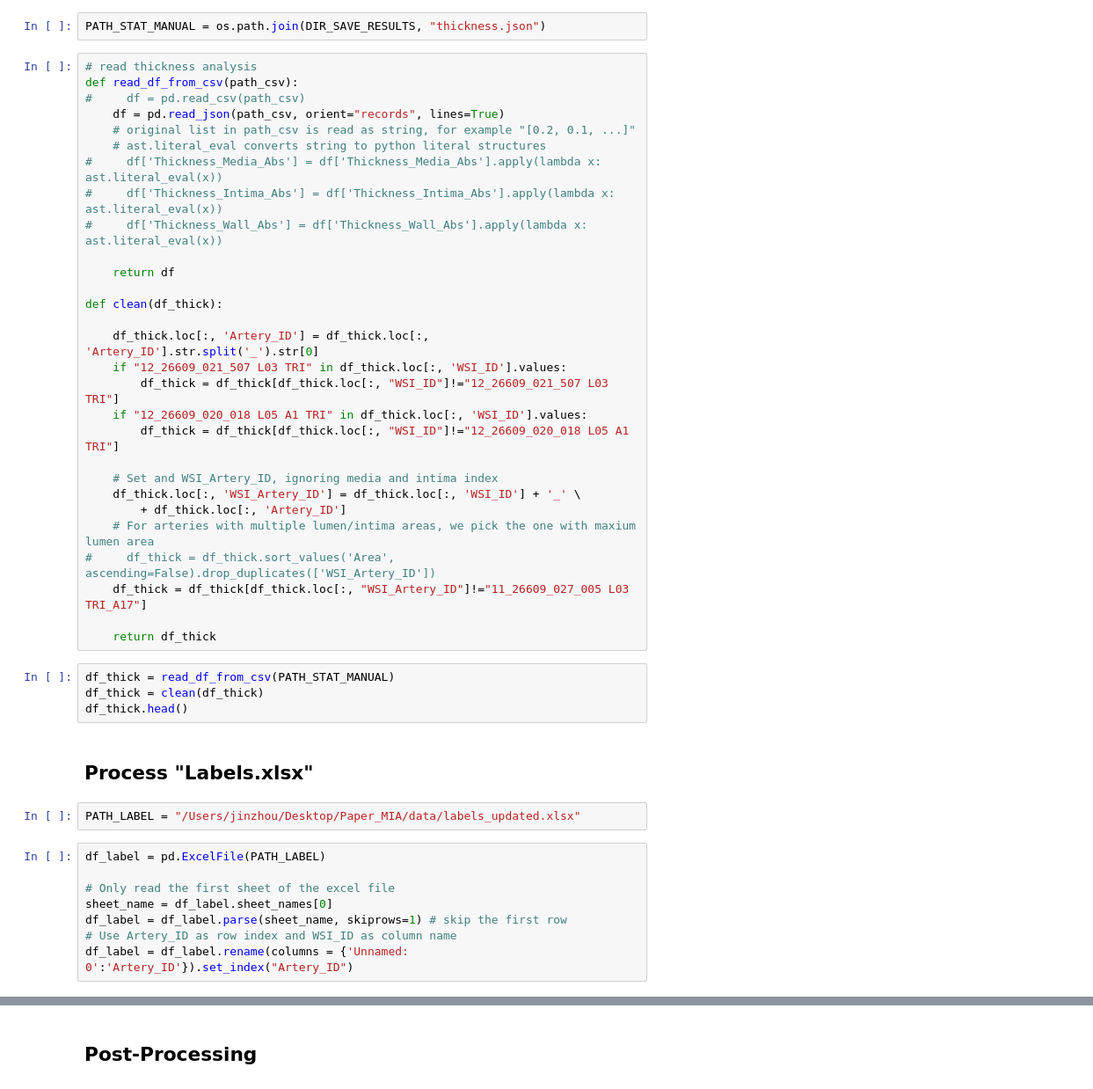
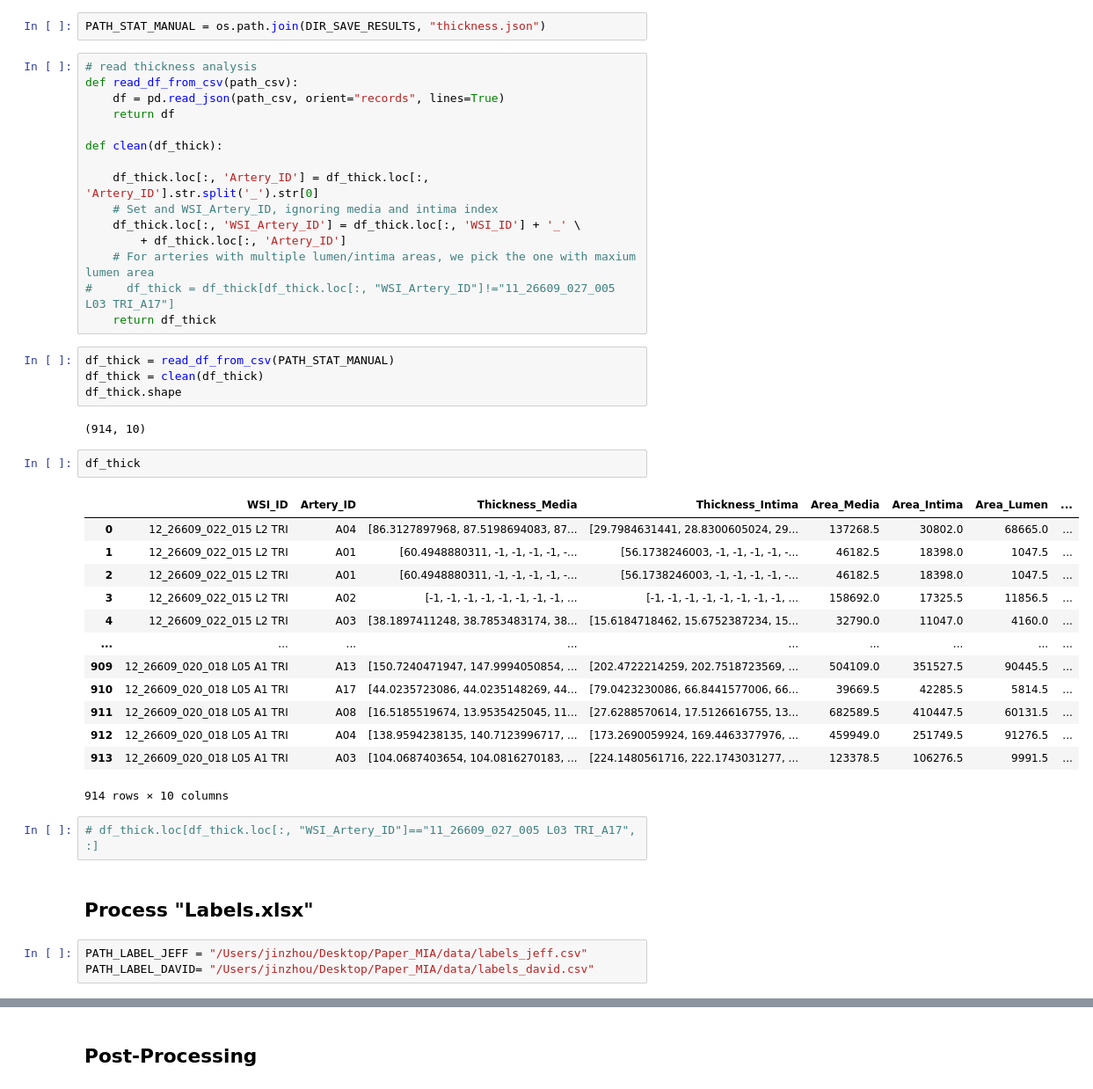
Before and after one commit to K-Harishwar-Reddy/Artery--Feature-Extraction, a Jupyter notebook: stat.ipynb, the cells around one changed output, grey strips where cells are left out. Shown at 88% size. Cells and saved outputs as stored; diff of their text form.

Commit message:
updat

```diff
--- a/stat.ipynb
+++ b/stat.ipynb
@@ -32,45 +45,44 @@ PATH_STAT_MANUAL = os.path.join(DIR_SAVE_RESULTS, "thickness.json")
 # %%
 # read thickness analysis
 def read_df_from_csv(path_csv):
-#     df = pd.read_csv(path_csv)
     df = pd.read_json(path_csv, orient="records", lines=True)
-    # original list in path_csv is read as string, for example "[0.2, 0.1, ...]"
-    # ast.literal_eval converts string to python literal structures
-#     df['Thickness_Media_Abs'] = df['Thickness_Media_Abs'].apply(lambda x: ast.literal_eval(x))
-#     df['Thickness_Intima_Abs'] = df['Thickness_Intima_Abs'].apply(lambda x: ast.literal_eval(x))
-#     df['Thickness_Wall_Abs'] = df['Thickness_Wall_Abs'].apply(lambda x: ast.literal_eval(x))
-
     return df
 
 def clean(df_thick):
 
     df_thick.loc[:, 'Artery_ID'] = df_thick.loc[:, 'Artery_ID'].str.split('_').str[0]
-    if "12_26609_021_507 L03 TRI" in df_thick.loc[:, 'WSI_ID'].values:
-        df_thick = df_thick[df_thick.loc[:, "WSI_ID"]!="12_26609_021_507 L03 TRI"]
-    if "12_26609_020_018 L05 A1 TRI" in df_thick.loc[:, 'WSI_ID'].values:
-        df_thick = df_thick[df_thick.loc[:, "WSI_ID"]!="12_26609_020_018 L05 A1 TRI"]
-
     # Set and WSI_Artery_ID, ignoring media and intima index
     df_thick.loc[:, 'WSI_Artery_ID'] = df_thick.loc[:, 'WSI_ID'] + '_' \
         + df_thick.loc[:, 'Artery_ID']
     # For arteries with multiple lumen/intima areas, we pick the one with maxium lumen area
-#     df_thick = df_thick.sort_values('Area', ascending=False).drop_duplicates(['WSI_Artery_ID'])
-    df_thick = df_thick[df_thick.loc[:, "WSI_Artery_ID"]!="11_26609_027_005 L03 TRI_A17"]
-
+#     df_thick = df_thick[df_thick.loc[:, "WSI_Artery_ID"]!="11_26609_027_005 L03 TRI_A17"]
     return df_thick
 # %%
 df_thick = read_df_from_csv(PATH_STAT_MANUAL)
 df_thick = clean(df_thick)
-df_thick.head()
+df_thick.shape
+# %% [output]
+(914, 10)
+# %%
+df_thick
+# %% [output]
+|  | WSI_ID | Artery_ID | Thickness_Media | Thickness_Intima | Area_Media | Area_Intima | Area_Lumen | ... |
+| 0 | 12_26609_022_015 L2 TRI | A04 | [86.3127897968, 87.5198694083, 87... | [29.7984631441, 28.8300605024, 29... | 137268.5 | 30802.0 | 68665.0 | ... |
+| 1 | 12_26609_022_015 L2 TRI | A01 | [60.4948880311, -1, -1, -1, -1, -... | [56.1738246003, -1, -1, -1, -1, -... | 46182.5 | 18398.0 | 1047.5 | ... |
+| 2 | 12_26609_022_015 L2 TRI | A01 | [60.4948880311, -1, -1, -1, -1, -... | [56.1738246003, -1, -1, -1, -1, -... | 46182.5 | 18398.0 | 1047.5 | ... |
+| 3 | 12_26609_022_015 L2 TRI | A02 | [-1, -1, -1, -1, -1, -1, -1, -1, ... | [-1, -1, -1, -1, -1, -1, -1, -1, ... | 158692.0 | 17325.5 | 11856.5 | ... |
+| 4 | 12_26609_022_015 L2 TRI | A03 | [38.1897411248, 38.7853483174, 38... | [15.6184718462, 15.6752387234, 15... | 32790.0 | 11047.0 | 4160.0 | ... |
+| ... | ... | ... | ... | ... | ... | ... | ... | ... |
+| 909 | 12_26609_020_018 L05 A1 TRI | A13 | [150.7240471947, 147.9994050854, ... | [202.4722214259, 202.7518723569, ... | 504109.0 | 351527.5 | 90445.5 | ... |
+| 910 | 12_26609_020_018 L05 A1 TRI | A17 | [44.0235723086, 44.0235148269, 44... | [79.0423230086, 66.8441577006, 66... | 39669.5 | 42285.5 | 5814.5 | ... |
+| 911 | 12_26609_020_018 L05 A1 TRI | A08 | [16.5185519674, 13.9535425045, 11... | [27.6288570614, 17.5126616755, 13... | 682589.5 | 410447.5 | 60131.5 | ... |
+| 912 | 12_26609_020_018 L05 A1 TRI | A04 | [138.9594238135, 140.7123996717, ... | [173.2690059924, 169.4463377976, ... | 459949.0 | 251749.5 | 91276.5 | ... |
+| 913 | 12_26609_020_018 L05 A1 TRI | A03 | [104.0687403654, 104.0816270183, ... | [224.1480561716, 222.1743031277, ... | 123378.5 | 106276.5 | 9991.5 | ... |
+914 rows × 10 columns
+# %%
+# df_thick.loc[df_thick.loc[:, "WSI_Artery_ID"]=="11_26609_027_005 L03 TRI_A17", :]
 # %% [markdown]
 ## Process "Labels.xlsx"
 # %%
-PATH_LABEL = "/Users/jinzhou/Desktop/Paper_MIA/data/labels_updated.xlsx"
+PATH_LABEL_JEFF = "/Users/jinzhou/Desktop/Paper_MIA/data/labels_jeff.csv"
+PATH_LABEL_DAVID= "/Users/jinzhou/Desktop/Paper_MIA/data/labels_david.csv"
-# %%
-df_label = pd.ExcelFile(PATH_LABEL)
-
-# Only read the first sheet of the excel file
-sheet_name = df_label.sheet_names[0]
-df_label = df_label.parse(sheet_name, skiprows=1) # skip the first row
-# Use Artery_ID as row index and WSI_ID as column name
-df_label = df_label.rename(columns = {'Unnamed: 0':'Artery_ID'}).set_index("Artery_ID")
```
Also changed, not shown: parts of 48 cells of this notebook, 11 other files.
